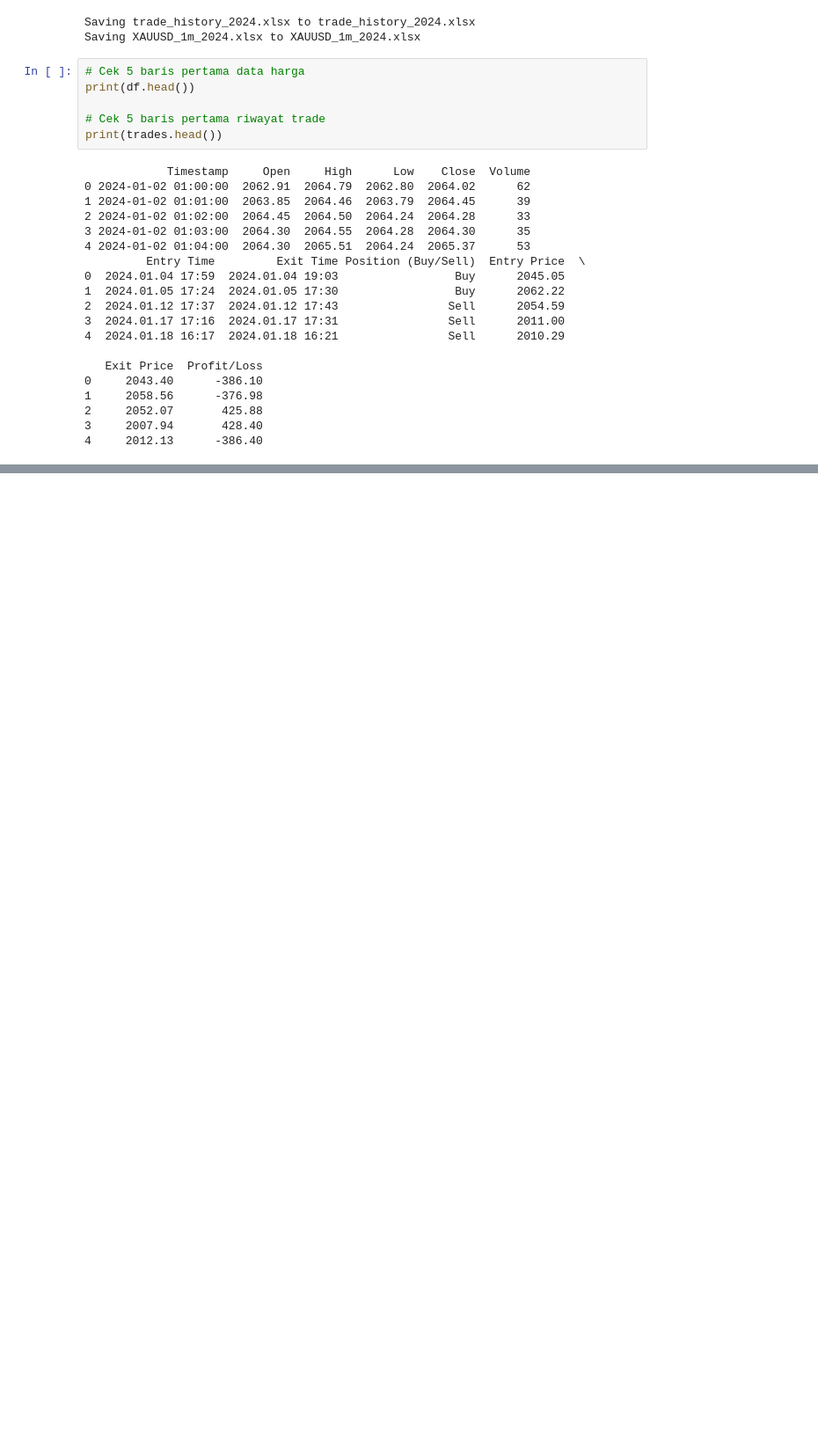
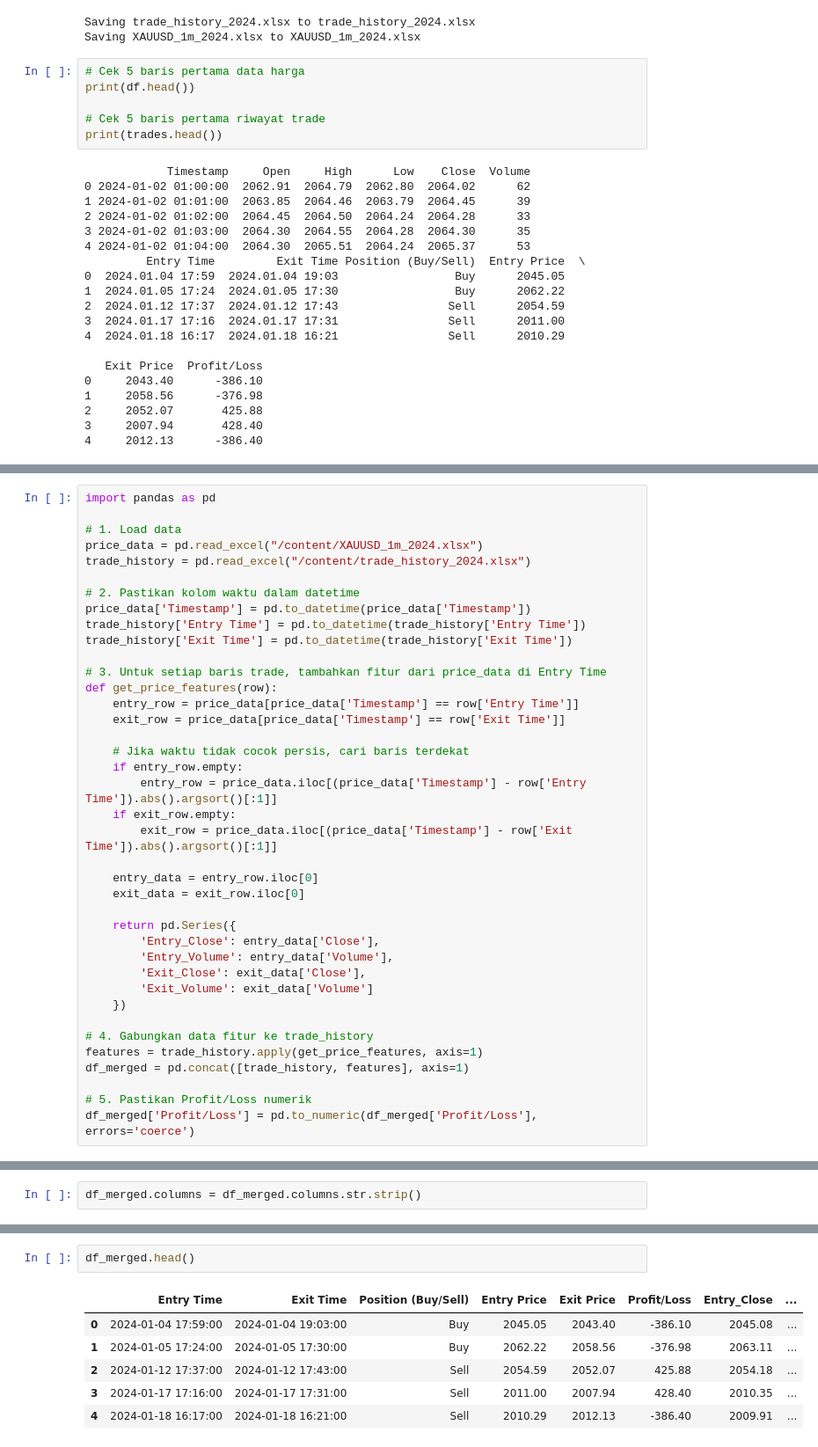
Before and after one commit to eleazarpsmr/notebook-colab, a Jupyter notebook: Model_EPS.ipynb, the cells around one changed output, grey strips where cells are left out. Shown at 88% size. Drawn from its saved outputs; the diff is of its cells as text; blank space fills up the shorter version.

```diff
--- a/Model_EPS.ipynb
+++ b/Model_EPS.ipynb
@@ -51,0 +386,39 @@ from google.colab import files
+# %%
+import pandas as pd
+
+# 1. Load data
+price_data = pd.read_excel("/content/XAUUSD_1m_2024.xlsx")
+trade_history = pd.read_excel("/content/trade_history_2024.xlsx")
+
+# 2. Pastikan kolom waktu dalam datetime
+price_data['Timestamp'] = pd.to_datetime(price_data['Timestamp'])
+trade_history['Entry Time'] = pd.to_datetime(trade_history['Entry Time'])
+trade_history['Exit Time'] = pd.to_datetime(trade_history['Exit Time'])
+
+# 3. Untuk setiap baris trade, tambahkan fitur dari price_data di Entry Time
+def get_price_features(row):
+    entry_row = price_data[price_data['Timestamp'] == row['Entry Time']]
+    exit_row = price_data[price_data['Timestamp'] == row['Exit Time']]
+
+    # Jika waktu tidak cocok persis, cari baris terdekat
+    if entry_row.empty:
+        entry_row = price_data.iloc[(price_data['Timestamp'] - row['Entry Time']).abs().argsort()[:1]]
+    if exit_row.empty:
+        exit_row = price_data.iloc[(price_data['Timestamp'] - row['Exit Time']).abs().argsort()[:1]]
+
+    entry_data = entry_row.iloc[0]
+    exit_data = exit_row.iloc[0]
+
+    return pd.Series({
+        'Entry_Close': entry_data['Close'],
+        'Entry_Volume': entry_data['Volume'],
+        'Exit_Close': exit_data['Close'],
+        'Exit_Volume': exit_data['Volume']
+    })
+
+# 4. Gabungkan data fitur ke trade_history
+features = trade_history.apply(get_price_features, axis=1)
+df_merged = pd.concat([trade_history, features], axis=1)
+
+# 5. Pastikan Profit/Loss numerik
+df_merged['Profit/Loss'] = pd.to_numeric(df_merged['Profit/Loss'], errors='coerce')
@@ -51,0 +432,2 @@ from google.colab import files
+# %%
+df_merged.columns = df_merged.columns.str.strip()
@@ -51,0 +447,9 @@ from google.colab import files
+# %%
+df_merged.head()
+# %% [output]
+|  | Entry Time | Exit Time | Position (Buy/Sell) | Entry Price | Exit Price | Profit/Loss | Entry_Close | ... |
+| 0 | 2024-01-04 17:59:00 | 2024-01-04 19:03:00 | Buy | 2045.05 | 2043.40 | -386.10 | 2045.08 | ... |
+| 1 | 2024-01-05 17:24:00 | 2024-01-05 17:30:00 | Buy | 2062.22 | 2058.56 | -376.98 | 2063.11 | ... |
+| 2 | 2024-01-12 17:37:00 | 2024-01-12 17:43:00 | Sell | 2054.59 | 2052.07 | 425.88 | 2054.18 | ... |
+| 3 | 2024-01-17 17:16:00 | 2024-01-17 17:31:00 | Sell | 2011.00 | 2007.94 | 428.40 | 2010.35 | ... |
+| 4 | 2024-01-18 16:17:00 | 2024-01-18 16:21:00 | Sell | 2010.29 | 2012.13 | -386.40 | 2009.91 | ... |
```
Also changed, not shown: parts of 21 cells of this notebook.
